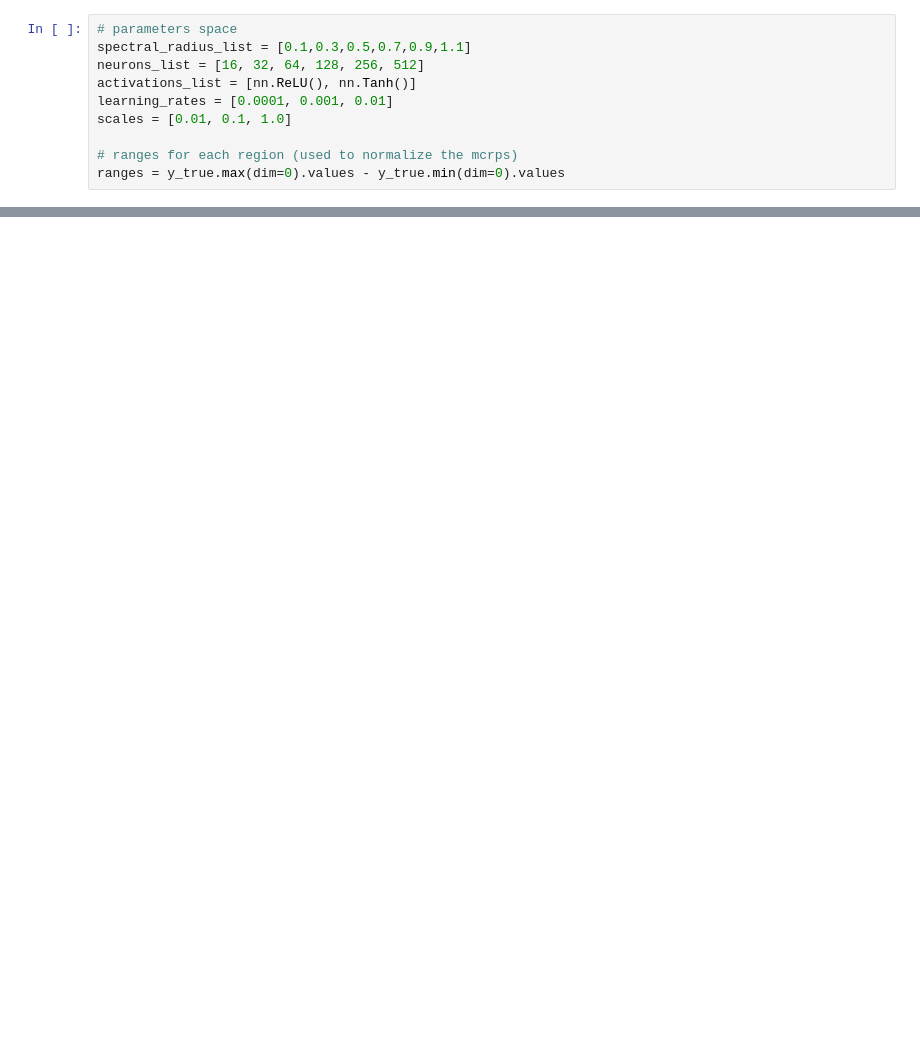
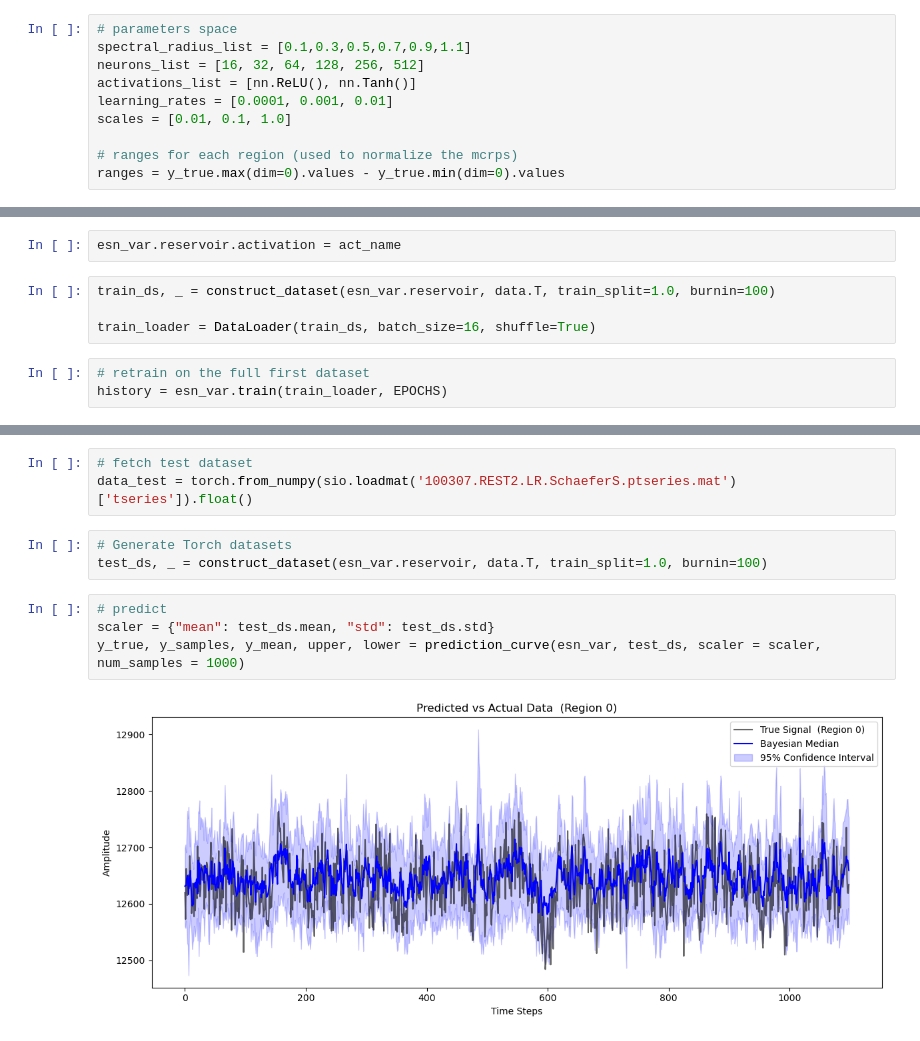
Before and after one commit to filippobezzi/Bayesian-Inference-in-High-Dimensional-Reservoir-Dynamics-for-Neural-Time-Series, a Jupyter notebook: real_data_test.ipynb, the cells around one changed output, grey strips where cells are left out. Saved outputs shown, nothing was run; the diff lists cells and outputs as text; blank space fills up the shorter version.

```diff
--- a/real_data_test.ipynb
+++ b/real_data_test.ipynb
@@ -262,0 +347,9 @@ Text(170.72222222222223, 0.5, 'Regions')
+# %%
+esn_var.reservoir.activation = act_name
+# %%
+train_ds, _ = construct_dataset(esn_var.reservoir, data.T, train_split=1.0, burnin=100)
+
+train_loader = DataLoader(train_ds, batch_size=16, shuffle=True)
+# %%
+# retrain on the full first dataset
+history = esn_var.train(train_loader, EPOCHS)
@@ -262,0 +358,12 @@ Text(170.72222222222223, 0.5, 'Regions')
+# %%
+# fetch test dataset
+data_test = torch.from_numpy(sio.loadmat('100307.REST2.LR.SchaeferS.ptseries.mat')['tseries']).float()
+# %%
+# Generate Torch datasets
+test_ds, _ = construct_dataset(esn_var.reservoir, data.T, train_split=1.0, burnin=100)
+# %%
+# predict
+scaler = {"mean": test_ds.mean, "std": test_ds.std}
+y_true, y_samples, y_mean, upper, lower = prediction_curve(esn_var, test_ds, scaler = scaler, num_samples = 1000)
+# %% [output]
+[figure, added]
```
Also changed, not shown: parts of 40 cells of this notebook.
